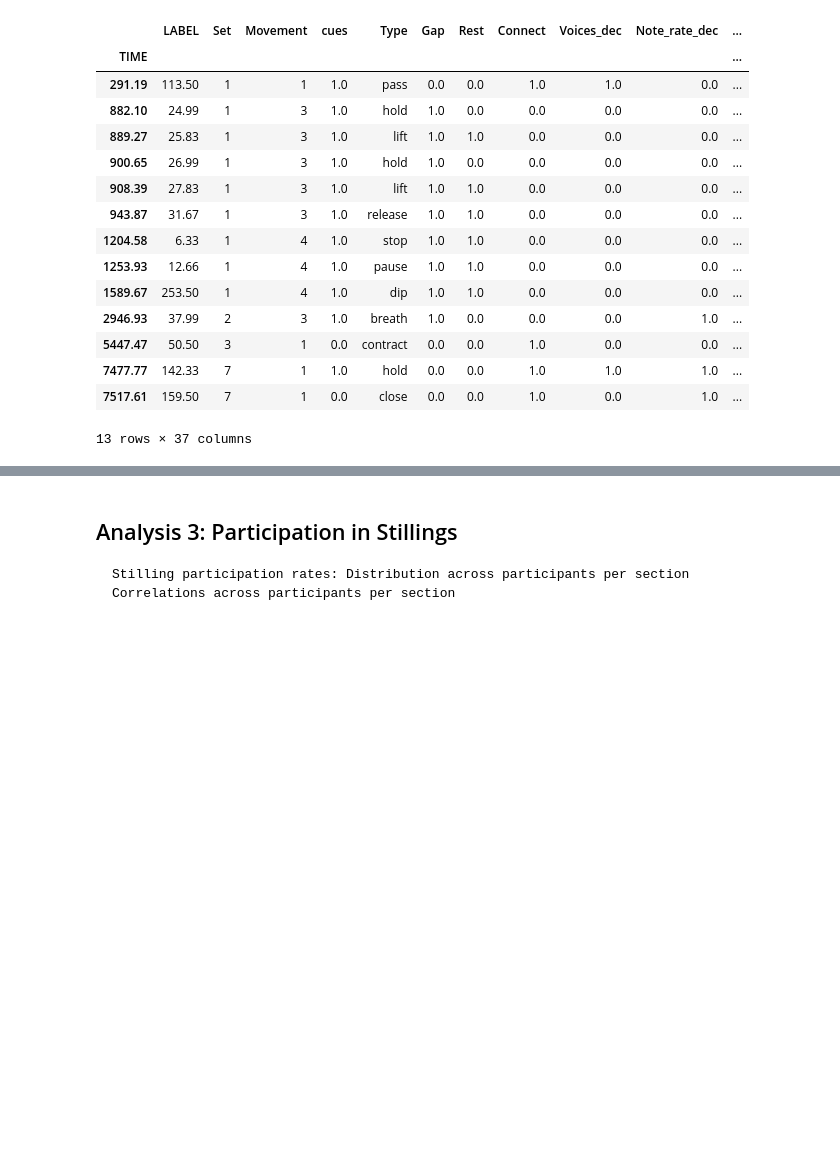
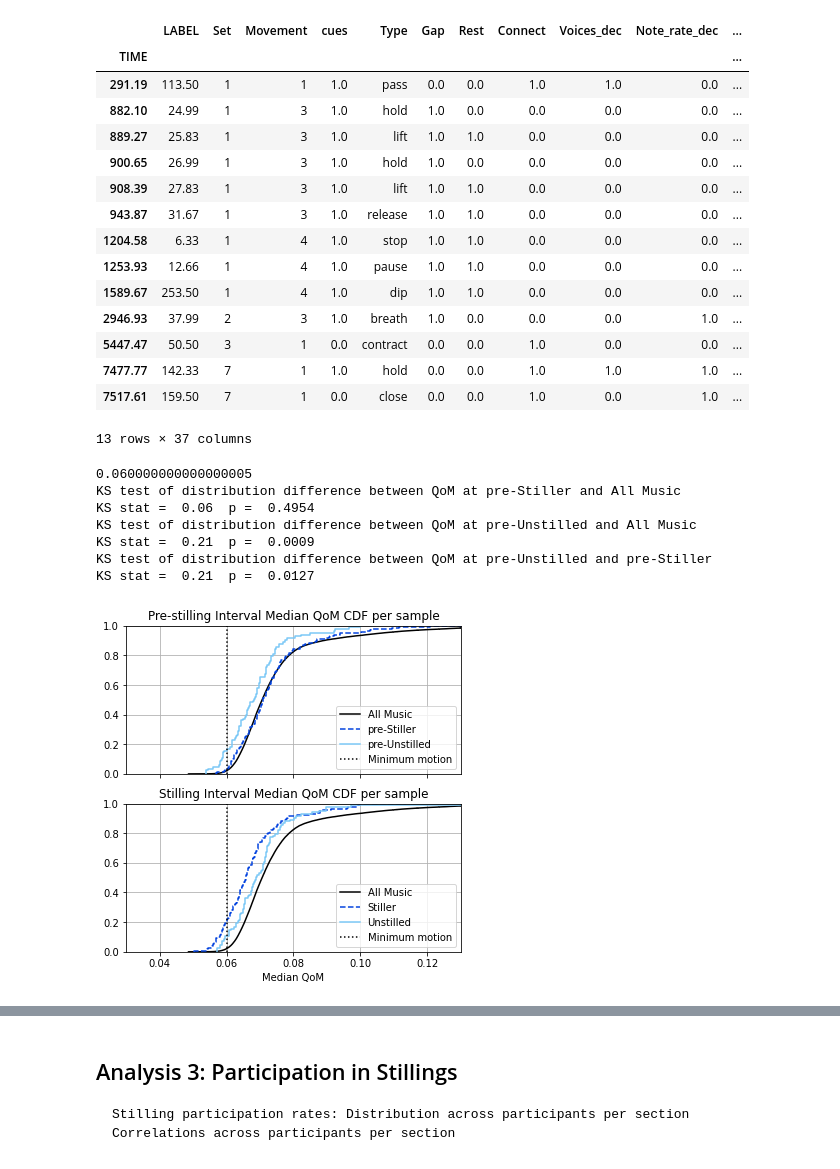
Before and after one commit to finn42/StillingResponse_CopenML, a Jupyter notebook: Stilling_Paperplots.ipynb, the cells around one changed output, grey strips where cells are left out. Drawn from its saved outputs; the diff is of its cells as text; code cells hidden in the pictures; blank space fills up the shorter version.

```diff
--- a/Stilling_Paperplots.ipynb
+++ b/Stilling_Paperplots.ipynb
@@ -1149,3 +1218,79 @@ Part_UnStill.loc[(Part_UnStill.loc[:,'QoMmedian_pre']<=Already_still_Thresh),:]
 | 7477.77 | 142.33 | 7 | 1 | 1.0 | hold | 0.0 | 0.0 | 1.0 | 1.0 | 1.0 | ... |
 | 7517.61 | 159.50 | 7 | 1 | 0.0 | close | 0.0 | 0.0 | 1.0 | 0.0 | 1.0 | ... |
 13 rows × 37 columns
+# %%
+Part_times = Part_Still.copy()
+medianQM_Roll = mus_df.rolling(10).mean().median(axis=1)
+f, (ax1,ax2) = plt.subplots(2,1,sharex = True,sharey = True, figsize=[6,6])
+
+ax = ax1
+ax.ecdf(medianQM_Roll[medianQM_Roll.notna()],compress=True,color='black',label="All Music")
+ax.ecdf(Part_times.loc[:,'QoMmedian_pre'],compress=True,linestyle='dashed',label='pre-Stiller',color='xkcd:blue')
+ax.ecdf(Part_UnStill.loc[:,'QoMmedian_pre'],compress=True,label='pre-Unstilled',color='xkcd:lightblue')
+ax.plot([Already_still_Thresh,Already_still_Thresh],[0,1],':k',alpha=1.0,label='Minimum motion')
+
+ax.legend()
+ax.set_title('Pre-stilling Interval Median QoM CDF per sample')
+ax.grid(which='minor',axis='x',linestyle='dotted')
+ax.grid(which='major',axis='both',linestyle='-')
+print(Already_still_Thresh)
+
+print(' '.join(['KS test of distribution difference between QoM at','pre-Stiller','and',"All Music"]))
+st = sp.stats.ks_2samp(Part_times.loc[:,'QoMmedian_pre'], medianQM_Roll[medianQM_Roll.notna()])
+print(' '.join(['KS stat = ',str(st.statistic.round(2)),' p = ',str(st.pvalue.round(4))]))
+print(' '.join(['KS test of distribution difference between QoM at','pre-Unstilled','and',"All Music"]))
+st = sp.stats.ks_2samp(Part_UnStill.loc[:,'QoMmedian_pre'], medianQM_Roll[medianQM_Roll.notna()])
+print(' '.join(['KS stat = ',str(st.statistic.round(2)),' p = ',str(st.pvalue.round(4))]))
+print(' '.join(['KS test of distribution difference between QoM at','pre-Unstilled','and','pre-Stiller']))
+st = sp.stats.ks_2samp(Part_UnStill.loc[:,'QoMmedian_pre'],Part_times.loc[:,'QoMmedian_pre'])
+print(' '.join(['KS stat = ',str(np.round(st.statistic,2)),' p = ',str(np.round(st.pvalue,4))]))
+
+ax = ax2
+ax.ecdf(medianQM_Roll[medianQM_Roll.notna()],compress=True,color='black',label="All Music")
+ax.ecdf(Part_times.loc[:,'QoMmedian_post'],compress=True,linestyle='dashed',label='Stiller',color='xkcd:blue')
+ax.ecdf(Part_UnStill.loc[:,'QoMmedian_post'],compress=True,label='Unstilled',color='xkcd:lightblue')
+ax.plot([Already_still_Thresh,Already_still_Thresh],[0,1],':k',alpha=1.0,label='Minimum motion')
+ax.legend()
+ax.set_title('Stilling Interval Median QoM CDF per sample')
+ax.grid(which='minor',axis='x',linestyle='dotted')
+ax.grid(which='major',axis='both',linestyle='-')
+#.grid(visible=None, which='major', axis='both', **kwargs)
+ax.set_xlabel('Median QoM')
+ax.set_xlim([0.03,0.13])
+
+# ax.set_yscale('log')
+plt.savefig('./plots/All_Stillings_Stillers_medQoM_CDF.png',bbox_inches = 'tight',dpi = 300)
+plt.savefig('./plots/Fig6_MedQoM_CDF_A.pdf',bbox_inches = 'tight',dpi = 300)
+
+plt.show()
+
+print(' '.join(['KS test of distribution difference between QoM at','Stiller','and',"All Music"]))
+st = sp.stats.ks_2samp(Part_times.loc[:,'QoMmedian_post'], medianQM_Roll[medianQM_Roll.notna()])
+print(' '.join(['KS stat = ',str(st.statistic.round(2)),' p = ',str(st.pvalue.round(4))]))
+print(' '.join(['KS test of distribution difference between QoM at','Unstilled','and',"All Music"]))
+st = sp.stats.ks_2samp(Part_UnStill.loc[:,'QoMmedian_post'], medianQM_Roll[medianQM_Roll.notna()])
+print(' '.join(['KS stat = ',str(st.statistic.round(2)),' p = ',str(st.pvalue.round(4))]))
+print(' '.join(['KS test of distribution difference between QoM at','Unstilled','and','Stiller']))
+st = sp.stats.ks_2samp(Part_UnStill.loc[:,'QoMmedian_post'],Part_times.loc[:,'QoMmedian_post'])
+print(' '.join(['KS stat = ',str(np.round(st.statistic,2)),' p = ',str(np.round(st.pvalue,4))]))
+
+print(' '.join(['\nKS test of distribution difference between QoM at','pre-Stiller','and','Stiller']))
+st = sp.stats.ks_2samp(Part_times.loc[:,'QoMmedian_pre'], Part_times.loc[:,'QoMmedian_post'])
+print(' '.join(['KS stat = ',str(np.round(st.statistic,2)),' p = ',str(np.round(st.pvalue,4))]))
+print(' '.join(['KS test of distribution difference between QoM at','pre-Unstilled','and','Unstilled']))
+st = sp.stats.ks_2samp(Part_UnStill.loc[:,'QoMmedian_pre'],Part_UnStill.loc[:,'QoMmedian_post'])
+print(' '.join(['KS stat = ',str(np.round(st.statistic,2)),' p = ',str(np.round(st.pvalue,4))]))
+
+
+print(' '.join(['\nKS test of distribution difference between QoM at','pre-Unstilled','and','Stilled']))
+st = sp.stats.ks_2samp(Part_UnStill.loc[:,'QoMmedian_pre'],Part_times.loc[:,'QoMmedian_post'])
+print(' '.join(['KS stat = ',str(np.round(st.statistic,2)),' p = ',str(np.round(st.pvalue,4))]))
+# %% [output]
+0.060000000000000005
+KS test of distribution difference between QoM at pre-Stiller and All Music
+KS stat =  0.06  p =  0.4954
+KS test of distribution difference between QoM at pre-Unstilled and All Music
+KS stat =  0.21  p =  0.0009
+KS test of distribution difference between QoM at pre-Unstilled and pre-Stiller
+KS stat =  0.21  p =  0.0127
+[figure, added]
```
Also changed, not shown: parts of 27 cells of this notebook, 16 other files.
